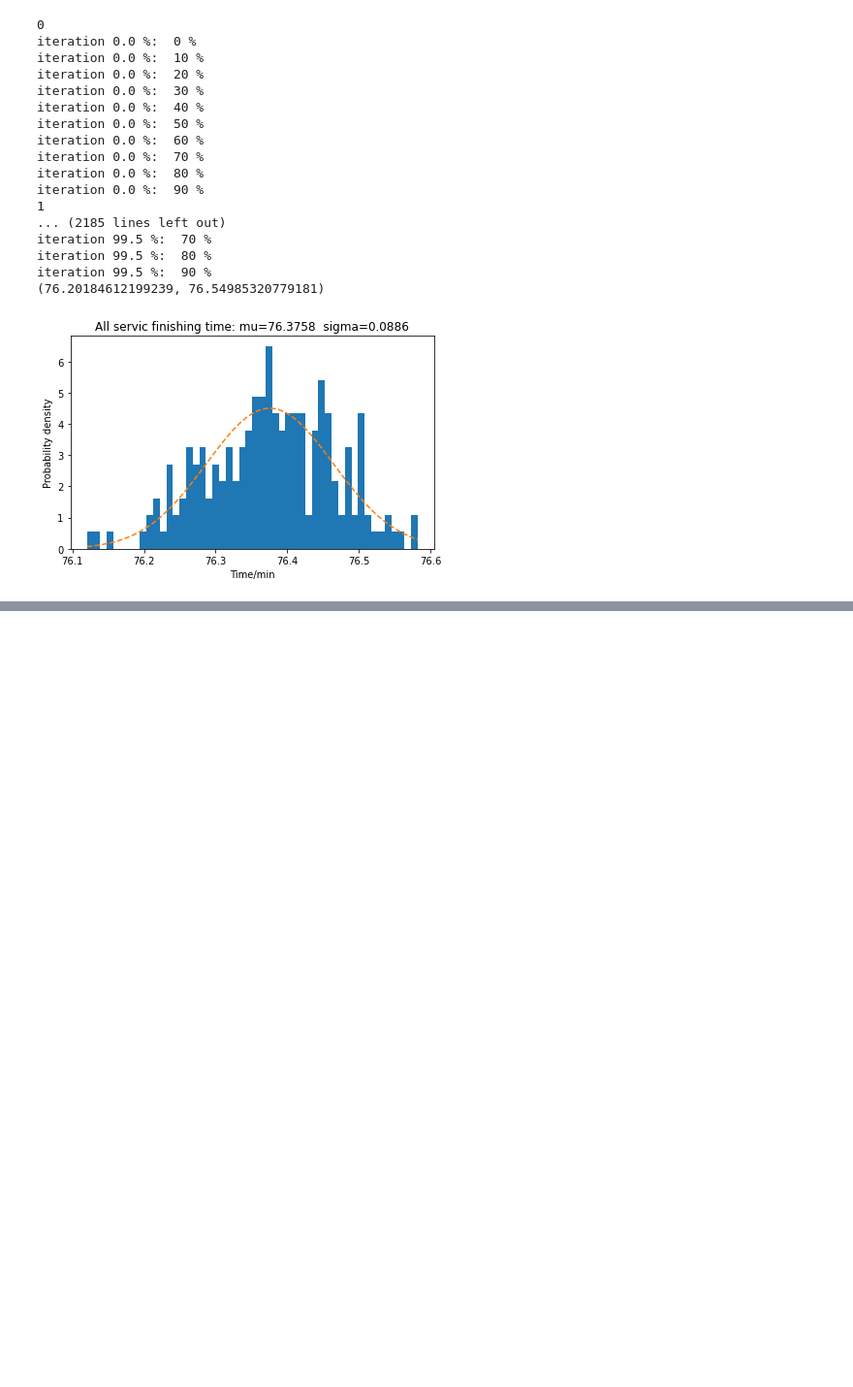
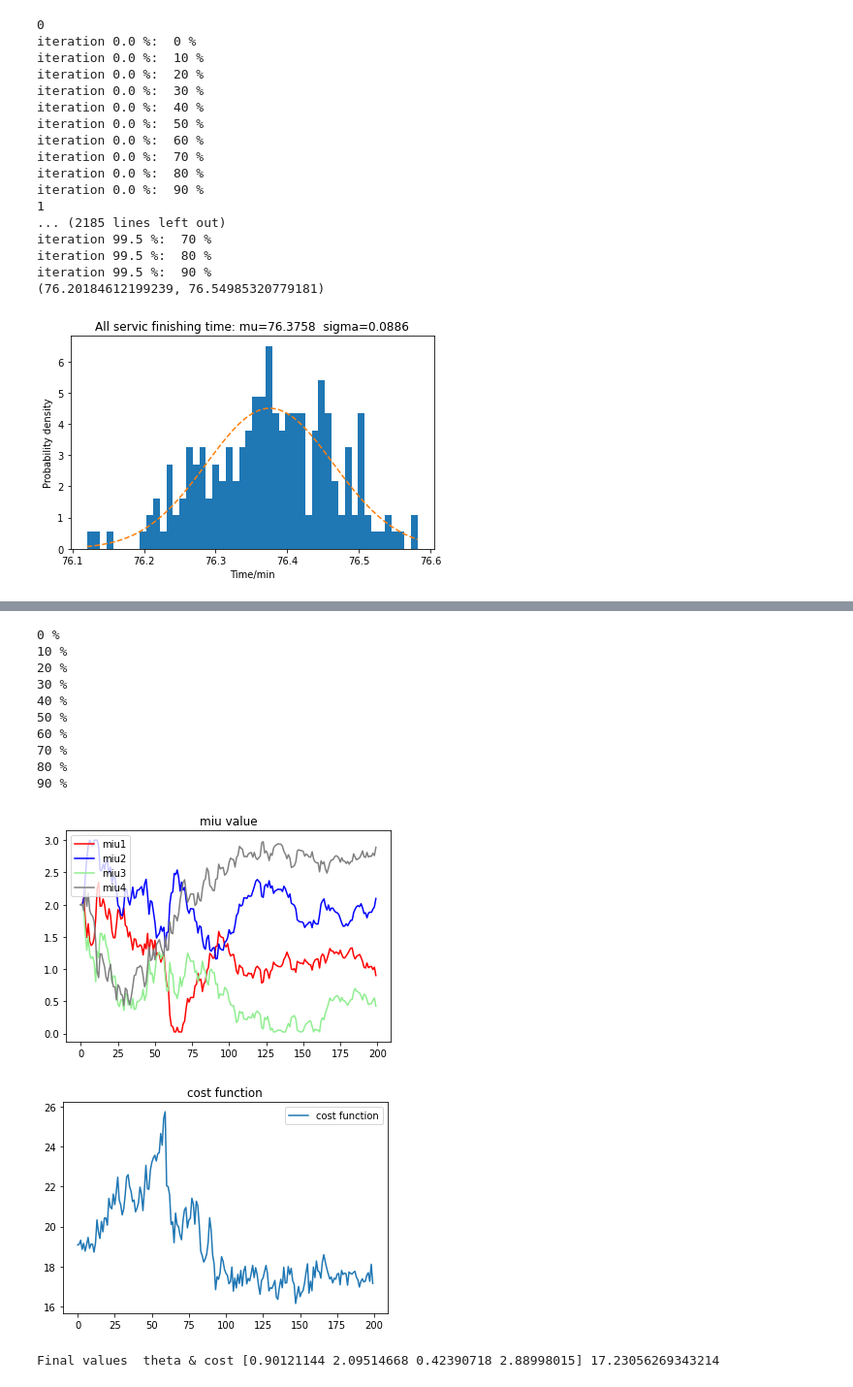
Before and after one commit to jiarui0000/summer_sem, a Jupyter notebook: Assignment_1.ipynb, the cells around one changed output, grey strips where cells are left out. Shown: that part at 97% size. Saved outputs shown, nothing was run; the diff lists cells and outputs as text; code cells hidden in the pictures; blank space fills up the shorter version.

```diff
--- a/Assignment_1.ipynb
+++ b/Assignment_1.ipynb
@@ -735,0 +854,29 @@ KeyboardInterrupt:
+# %%
+def main():
+
+    miu0 = np.array([2.0, 2.0, 2.0, 2.0])
+
+    m  = 200 # iterations
+    ep = 0.02
+    eta = 0.01
+    power=0.5
+    n=50
+
+    miu = stochasticapproximation(miu0,m,ep,eta,power,n)
+
+if __name__ == '__main__':
+    main()
+# %% [output]
+0 %
+10 %
+20 %
+30 %
+40 %
+50 %
+60 %
+70 %
+80 %
+90 %
+[figure, added]
+[figure, added]
+Final values  theta & cost [0.90121144 2.09514668 0.42390718 2.88998015] 17.23056269343214
```
Also changed, not shown: parts of 26 cells of this notebook.
